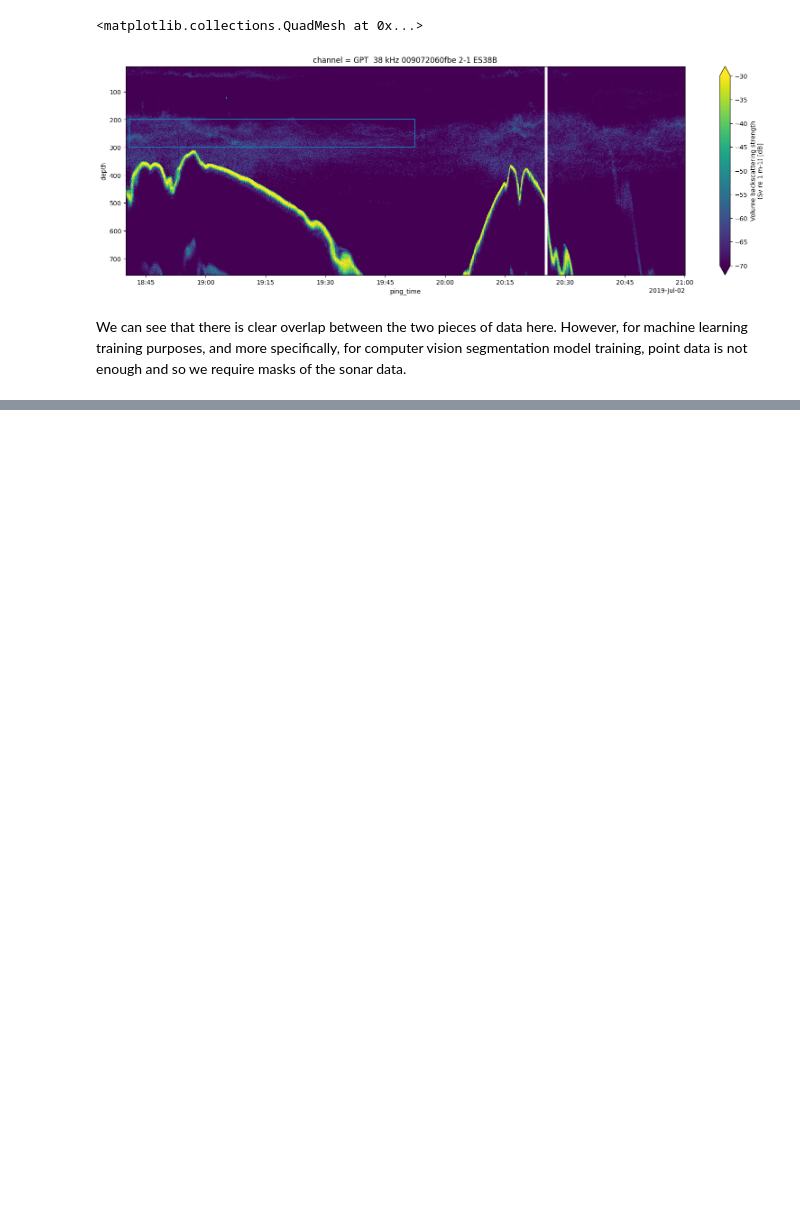
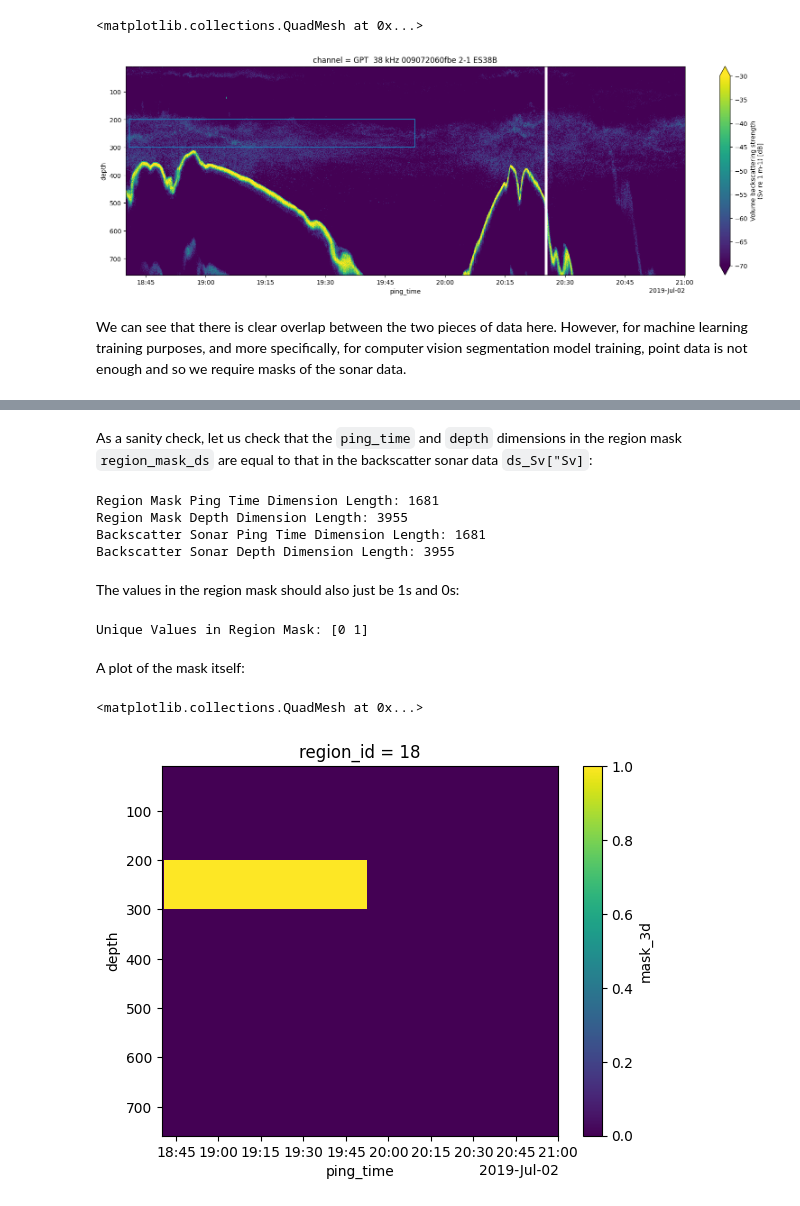
Before and after one commit to OSOceanAcoustics/echoregions, a Jupyter notebook: docs/source/Regions_functionality.ipynb, the cells around one changed output, grey strips where cells are left out. Saved outputs shown, nothing was run; the diff lists cells and outputs as text; code cells hidden in the pictures; blank space fills up the shorter version.

```diff
--- a/docs/source/Regions_functionality.ipynb
+++ b/docs/source/Regions_functionality.ipynb
@@ -126,6 +128,6 @@ We can see that there is clear overlap between the two pieces of data here. Howe
 # %%
-# Use the built in mask function
-region_mask_da, region_contours = regions2d.mask(
+# Use the built in mask function to create a mask
+region_mask_ds, region_contours = regions2d.mask(
     ds_Sv["Sv"].isel(channel=1).drop_vars("channel").compute(),
     region_class="Trawl",
 )
@@ -131,0 +150,37 @@ region_mask_da, region_contours = regions2d.mask(
+# %% [markdown]
+As a sanity check, let us check that the `ping_time` and `depth` dimensions in the region mask `region_mask_ds` are equal to that in the backscatter sonar data `ds_Sv["Sv]`:
+# %%
+print(
+    "Region Mask Ping Time Dimension Length:",
+    len(region_mask_ds["ping_time"])
+)
+print(
+    "Region Mask Depth Dimension Length:",
+    len(region_mask_ds["depth"])
+)
+print(
+    "Backscatter Sonar Ping Time Dimension Length:",
+    len(ds_Sv["Sv"]["ping_time"])
+)
+print(
+    "Backscatter Sonar Depth Dimension Length:",
+    len(ds_Sv["Sv"]["depth"])
+)
+# %% [output]
+Region Mask Ping Time Dimension Length: 1681
+Region Mask Depth Dimension Length: 3955
+Backscatter Sonar Ping Time Dimension Length: 1681
+Backscatter Sonar Depth Dimension Length: 3955
+# %% [markdown]
+The values in the region mask should also just be 1s and 0s:
+# %%
+print("Unique Values in Region Mask:", np.unique(region_mask_ds["mask_3d"].data))
+# %% [output]
+Unique Values in Region Mask: [0 1]
+# %% [markdown]
+A plot of the mask itself:
+# %%
+region_mask_ds["mask_3d"].plot(y="depth", yincrease=False)
+# %% [output]
+<matplotlib.collections.QuadMesh at 0x...>
+[figure, added]
```
Also changed, not shown: parts of 12 cells of this notebook, 1 other file.
